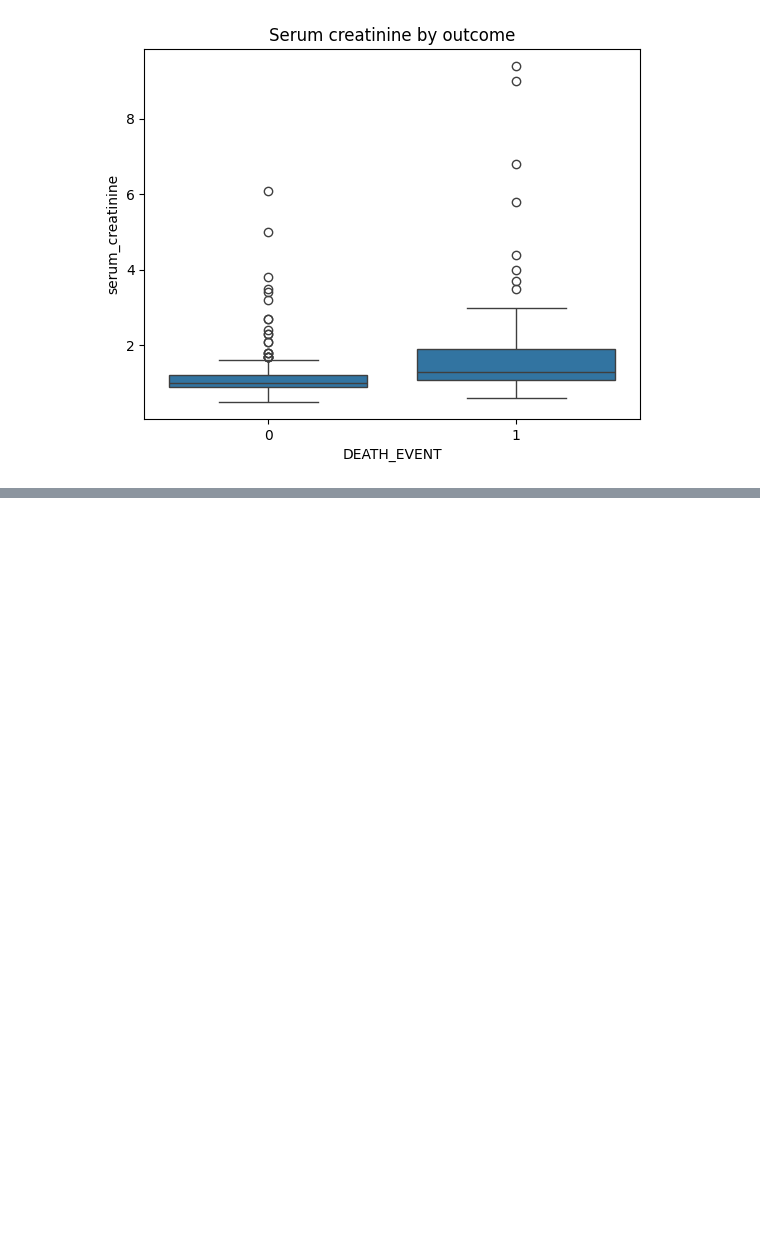
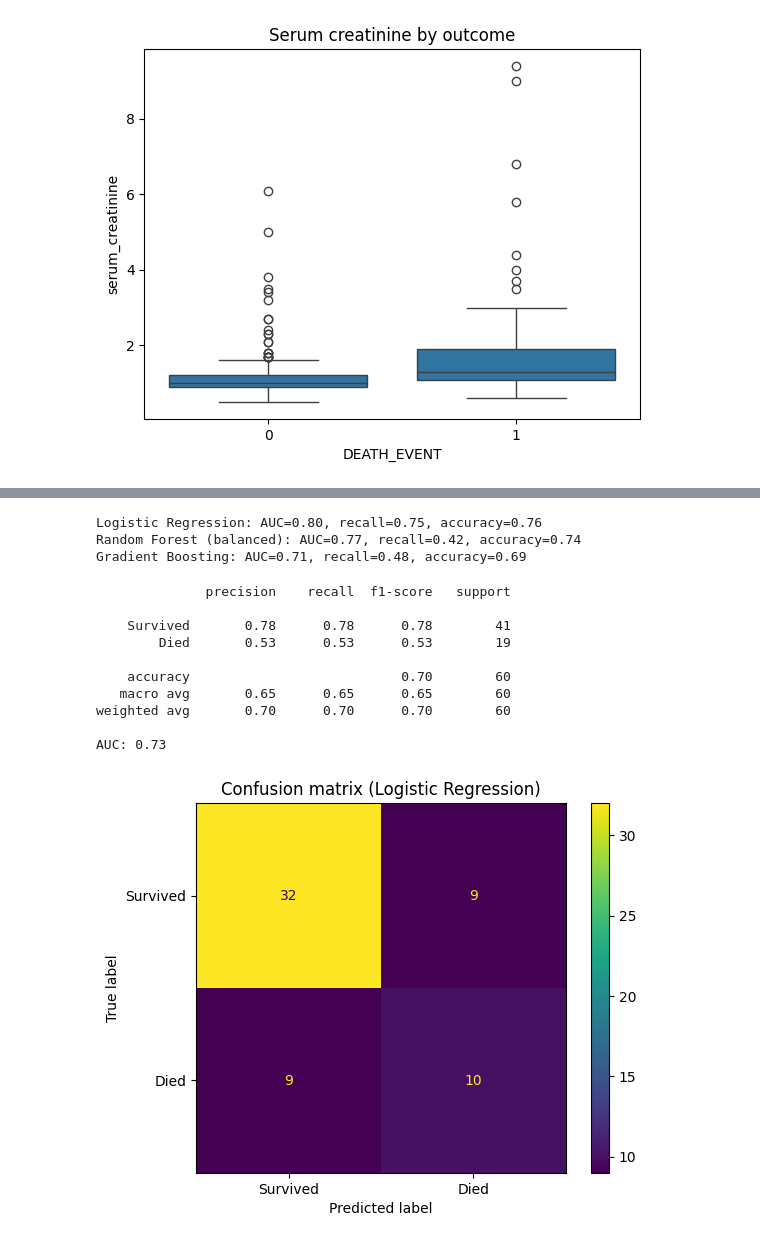
Before and after one commit to souha365/heart-failure-analysis, a Jupyter notebook: notebooks/01_exploration.ipynb, the cells around one changed output, grey strips where cells are left out. Cells and saved outputs as stored; diff of their text form; code cells hidden in the pictures; blank space fills up the shorter version.

```diff
--- a/notebooks/01_exploration.ipynb
+++ b/notebooks/01_exploration.ipynb
@@ -92,0 +165,52 @@ plt.show()
+# %%
+from sklearn.model_selection import StratifiedKFold, cross_validate
+from sklearn.pipeline import make_pipeline
+from sklearn.preprocessing import StandardScaler
+from sklearn.linear_model import LogisticRegression
+from sklearn.ensemble import RandomForestClassifier, GradientBoostingClassifier
+
+models = {
+    "Logistic Regression": make_pipeline(StandardScaler(), LogisticRegression(class_weight="balanced", max_iter=1000)),
+    "Random Forest (balanced)": RandomForestClassifier(n_estimators=200, class_weight="balanced", random_state=42),
+    "Gradient Boosting": GradientBoostingClassifier(random_state=42),
+}
+
+cv = StratifiedKFold(n_splits=5, shuffle=True, random_state=42)
+
+for name, m in models.items():
+    s = cross_validate(m, X_train, y_train, cv=cv, scoring=["roc_auc", "recall", "accuracy"])
+    print(f"{name}: AUC={s['test_roc_auc'].mean():.2f}, recall={s['test_recall'].mean():.2f}, accuracy={s['test_accuracy'].mean():.2f}")
+# %% [output]
+Logistic Regression: AUC=0.80, recall=0.75, accuracy=0.76
+Random Forest (balanced): AUC=0.77, recall=0.42, accuracy=0.74
+Gradient Boosting: AUC=0.71, recall=0.48, accuracy=0.69
+# %%
+from sklearn.metrics import classification_report, confusion_matrix, ConfusionMatrixDisplay, roc_auc_score
+import matplotlib.pyplot as plt
+
+final_model = make_pipeline(StandardScaler(), LogisticRegression(class_weight="balanced", max_iter=1000))
+final_model.fit(X_train, y_train)
+
+y_pred_lr = final_model.predict(X_test)
+y_proba_lr = final_model.predict_proba(X_test)[:, 1]
+
+print(classification_report(y_test, y_pred_lr, target_names=["Survived", "Died"]))
+print("AUC:", round(roc_auc_score(y_test, y_proba_lr), 2))
+
+cm = confusion_matrix(y_test, y_pred_lr)
+ConfusionMatrixDisplay(cm, display_labels=["Survived", "Died"]).plot()
+plt.title("Confusion matrix (Logistic Regression)")
+plt.savefig("confusion_matrix_lr.png", dpi=150, bbox_inches="tight")
+plt.show()
+# %% [output]
+              precision    recall  f1-score   support
+
+    Survived       0.78      0.78      0.78        41
+        Died       0.53      0.53      0.53        19
+
+    accuracy                           0.70        60
+   macro avg       0.65      0.65      0.65        60
+weighted avg       0.70      0.70      0.70        60
+
+AUC: 0.73
+[figure, added]
```
Also changed, not shown: parts of 9 cells of this notebook.
